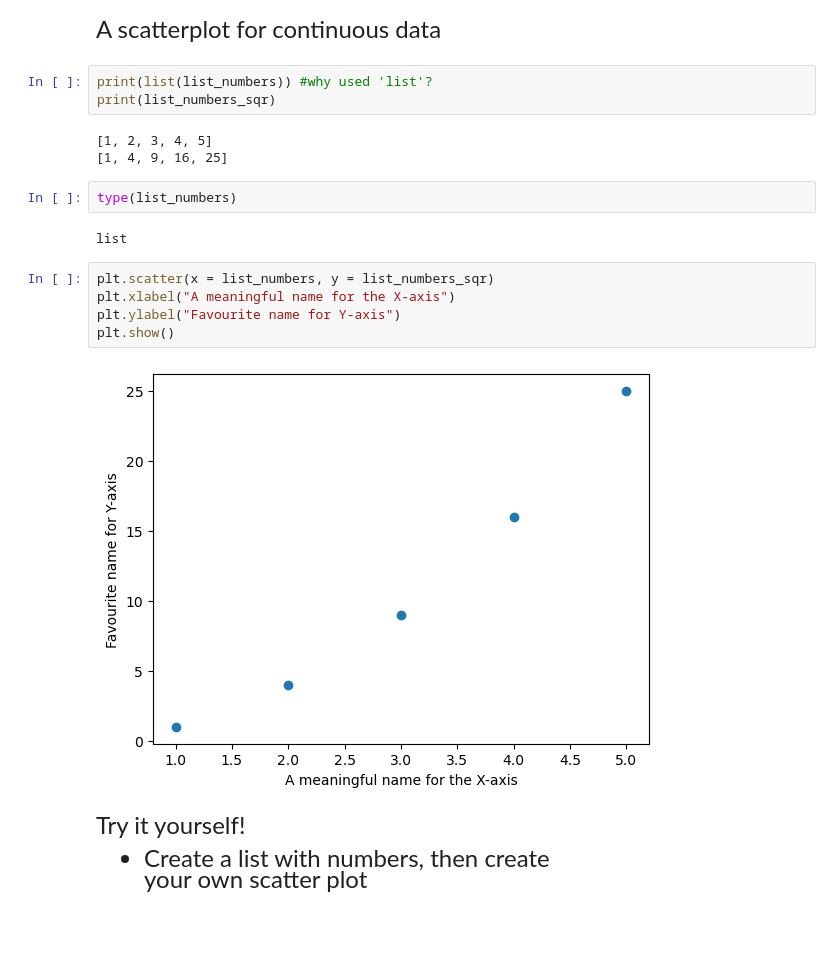
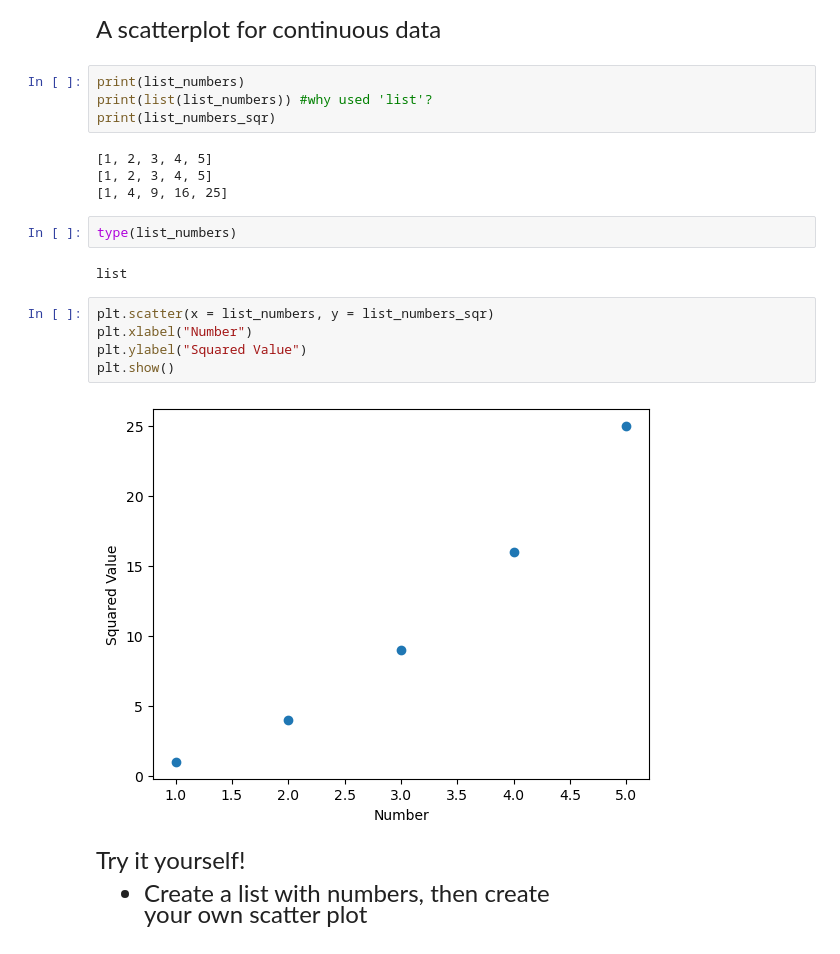
Before and after one commit to yxyang05/qtm151spring2024, a Jupyter notebook: Lecture 02/lecture2.ipynb, the cells around one changed output. Drawn from its saved outputs; the diff is of its cells as text.

```diff
--- a/Lecture 02/lecture2.ipynb
+++ b/Lecture 02/lecture2.ipynb
@@ -279,9 +289,11 @@ plt.hist(x= list_list)
 
 A scatterplot for continuous data
 # %%
+print(list_numbers)
 print(list(list_numbers)) #why used 'list'?
 print(list_numbers_sqr)
 # %% [output]
+[1, 2, 3, 4, 5]
 [1, 2, 3, 4, 5]
 [1, 4, 9, 16, 25]
 # %%
@@ -290,11 +302,11 @@ type(list_numbers)
 list
 # %%
 plt.scatter(x = list_numbers, y = list_numbers_sqr)
-plt.xlabel("A meaningful name for the X-axis")
-plt.ylabel("Favourite name for Y-axis")
+plt.xlabel("Number")
+plt.ylabel("Squared Value")
 plt.show()
 # %% [output]
-[figure, old version]
+[figure, new version]
 # %% [markdown]
 <font size = "5">
 
```
Also changed, not shown: parts of 2 cells of this notebook.
